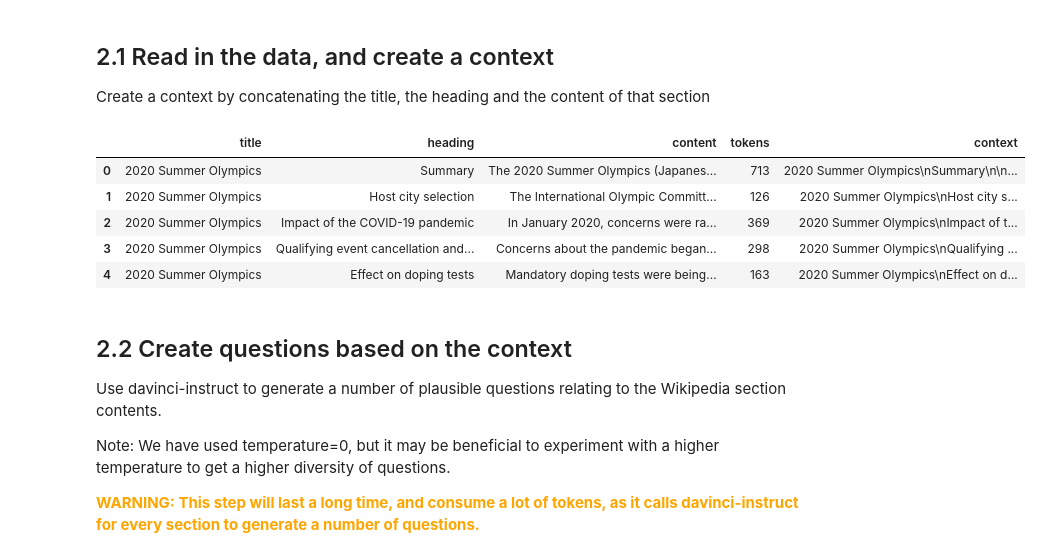
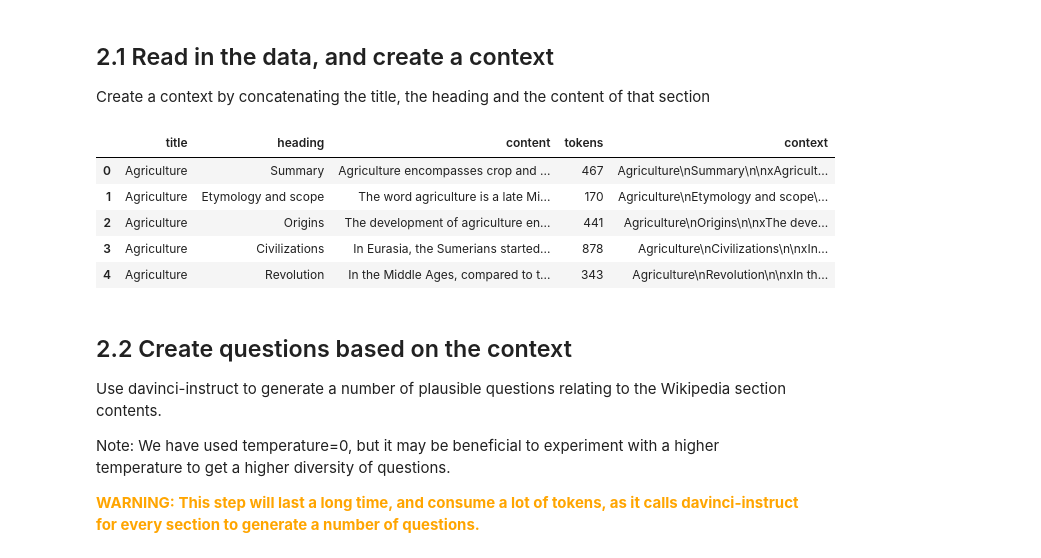
Before and after one commit to kuchiPie/Krishi-Guru, a Jupyter notebook: openai/olympics-2-create-qa.ipynb, the cells around one changed output. Drawn from its saved outputs; the diff is of its cells as text; code cells hidden in the pictures.

Commit message:
path data added

```diff
--- a/openai/olympics-2-create-qa.ipynb
+++ b/openai/olympics-2-create-qa.ipynb
@@ -12,16 +12,16 @@ We're using the dataset created using the [previous notebook](olympics-1-collect
 Create a context by concatenating the title, the heading and the content of that section
 # %%
 import pandas as pd
-df = pd.read_csv('agri_sections.csv')
+df = pd.read_csv('./data/agricultural_sections.csv')
 df['context'] = df.title + "\n" + df.heading + "\n\nx" + df.content
 df.head()
 # %% [output]
 |  | title | heading | content | tokens | context |
-| 0 | 2020 Summer Olympics | Summary | The 2020 Summer Olympics (Japanes... | 713 | 2020 Summer Olympics\nSummary\n\n... |
-| 1 | 2020 Summer Olympics | Host city selection | The International Olympic Committ... | 126 | 2020 Summer Olympics\nHost city s... |
-| 2 | 2020 Summer Olympics | Impact of the COVID-19 pandemic | In January 2020, concerns were ra... | 369 | 2020 Summer Olympics\nImpact of t... |
-| 3 | 2020 Summer Olympics | Qualifying event cancellation and... | Concerns about the pandemic began... | 298 | 2020 Summer Olympics\nQualifying ... |
-| 4 | 2020 Summer Olympics | Effect on doping tests | Mandatory doping tests were being... | 163 | 2020 Summer Olympics\nEffect on d... |
+| 0 | Agriculture | Summary | Agriculture encompasses crop and ... | 467 | Agriculture\nSummary\n\nxAgricult... |
+| 1 | Agriculture | Etymology and scope | The word agriculture is a late Mi... | 170 | Agriculture\nEtymology and scope\... |
+| 2 | Agriculture | Origins | The development of agriculture en... | 441 | Agriculture\nOrigins\n\nxThe deve... |
+| 3 | Agriculture | Civilizations | In Eurasia, the Sumerians started... | 878 | Agriculture\nCivilizations\n\nxIn... |
+| 4 | Agriculture | Revolution | In the Middle Ages, compared to t... | 343 | Agriculture\nRevolution\n\nxIn th... |
 # %% [markdown]
 ## 2.2 Create questions based on the context
 Use davinci-instruct to generate a number of plausible questions relating to the Wikipedia section contents.
```
Also changed, not shown: parts of 1 cell of this notebook, 2 other files.
